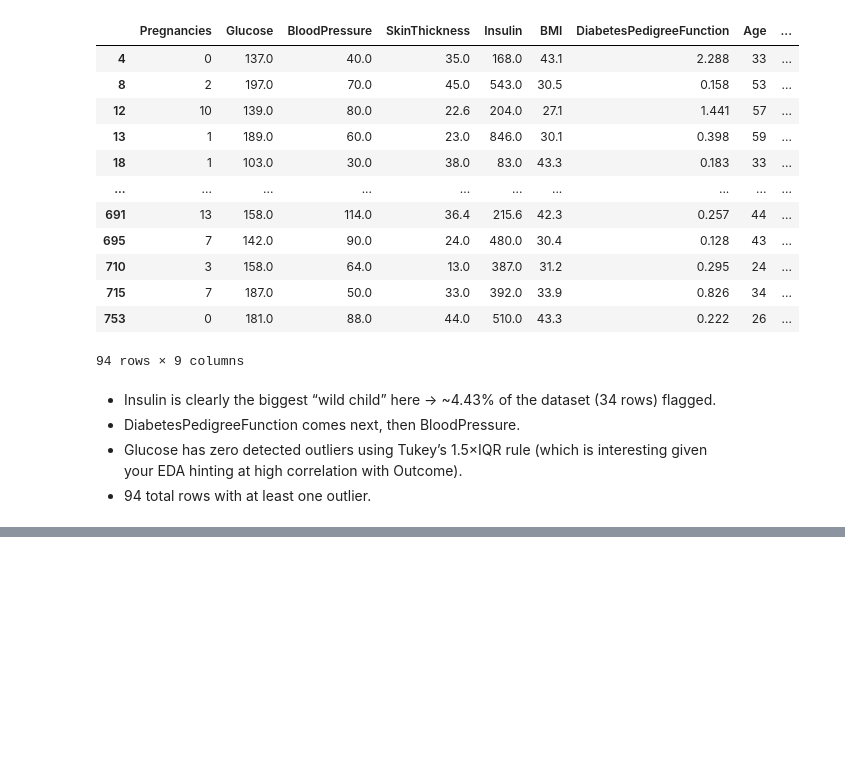
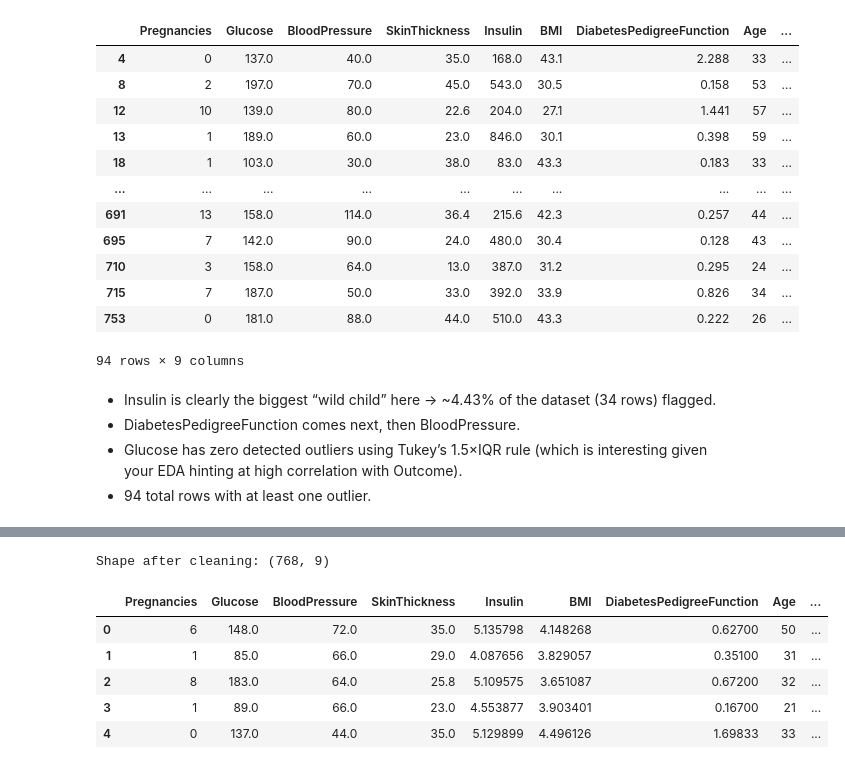
Before and after one commit to alabhastam/Diabetes-prediction, a Jupyter notebook: main.ipynb, the cells around one changed output, grey strips where cells are left out. Cells and saved outputs as stored; diff of their text form; code cells hidden in the pictures; blank space fills up the shorter version.

Commit message:
Kaggle Notebook | Diabetes-prediction | otlier-pt-2

```diff
--- a/main.ipynb
+++ b/main.ipynb
@@ -291,0 +313,41 @@ Rows with any outliers: 94
+# %%
+from scipy.stats import boxcox
+import numpy as np
+
+# Copy dataset to not touch original
+df_processed = df.copy()
+
+# 1️⃣ Remove physiologically impossible values
+mask_invalid = (
+    (df_processed['BloodPressure'] > 200) |
+    (df_processed['BMI'] < 10) |
+    (df_processed < 0).any(axis=1)  # Remove negative values anywhere
+)
+df_processed = df_processed[~mask_invalid]
+
+# 2️⃣ Rare but plausible → keep (automatic since we didn't drop more)
+# No extra code — step covered by point 1
+
+# 3️⃣ Transform skewed features
+# Log-transform Insulin (add small constant to avoid log(0))
+df_processed['Insulin'] = np.log1p(df_processed['Insulin'])
+
+# Box-Cox transform BMI (needs strictly positive values)
+df_processed['BMI'], bmi_lambda = boxcox(df_processed['BMI'])
+
+# 4️⃣ Winsorize likely input errors: cap at 1st and 99th percentiles
+for col in ['BloodPressure', 'SkinThickness', 'DiabetesPedigreeFunction', 'Age']:
+    lower = df_processed[col].quantile(0.01)
+    upper = df_processed[col].quantile(0.99)
+    df_processed[col] = np.clip(df_processed[col], lower, upper)
+
+print(f"Shape after cleaning: {df_processed.shape}")
+df_processed.head()
+# %% [output]
+Shape after cleaning: (768, 9)
+|  | Pregnancies | Glucose | BloodPressure | SkinThickness | Insulin | BMI | DiabetesPedigreeFunction | Age | ... |
+| 0 | 6 | 148.0 | 72.0 | 35.0 | 5.135798 | 4.148268 | 0.62700 | 50 | ... |
+| 1 | 1 | 85.0 | 66.0 | 29.0 | 4.087656 | 3.829057 | 0.35100 | 31 | ... |
+| 2 | 8 | 183.0 | 64.0 | 25.8 | 5.109575 | 3.651087 | 0.67200 | 32 | ... |
+| 3 | 1 | 89.0 | 66.0 | 23.0 | 4.553877 | 3.903401 | 0.16700 | 21 | ... |
+| 4 | 0 | 137.0 | 44.0 | 35.0 | 5.129899 | 4.496126 | 1.69833 | 33 | ... |
```
Also changed, not shown: parts of 1 cell of this notebook.
